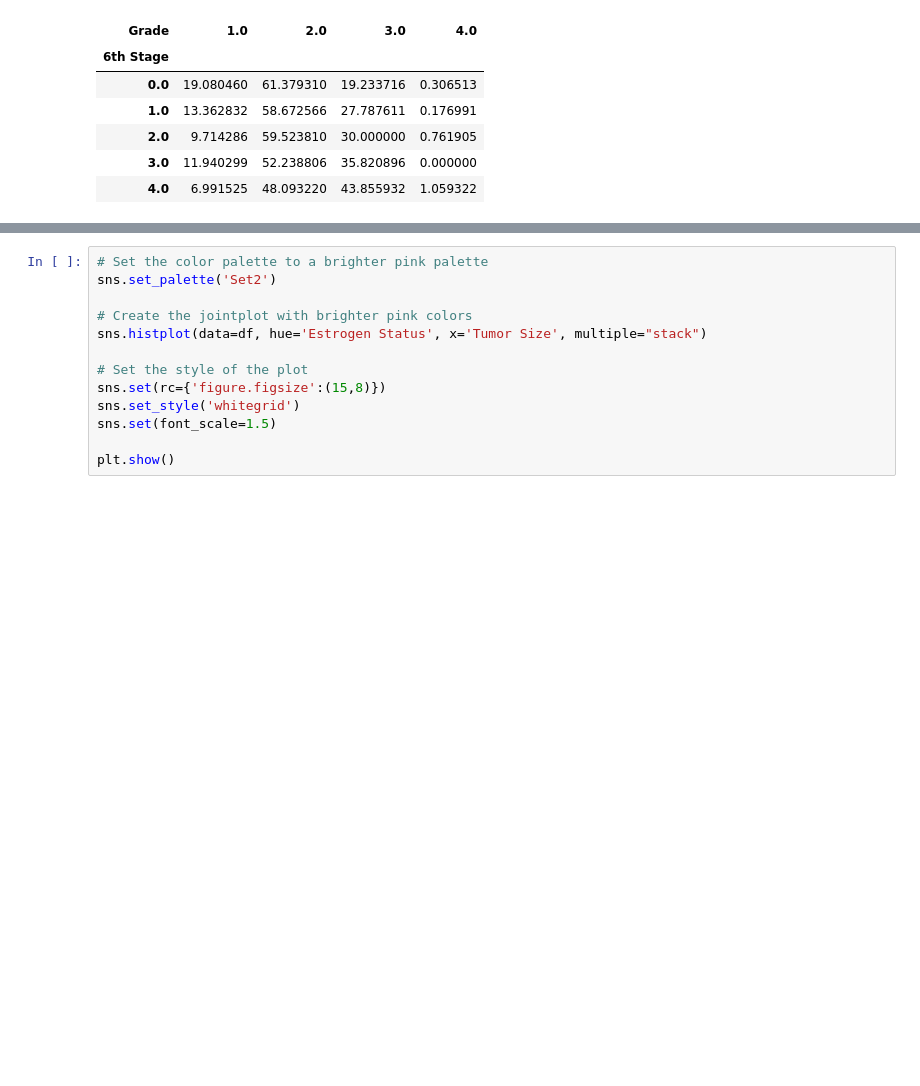
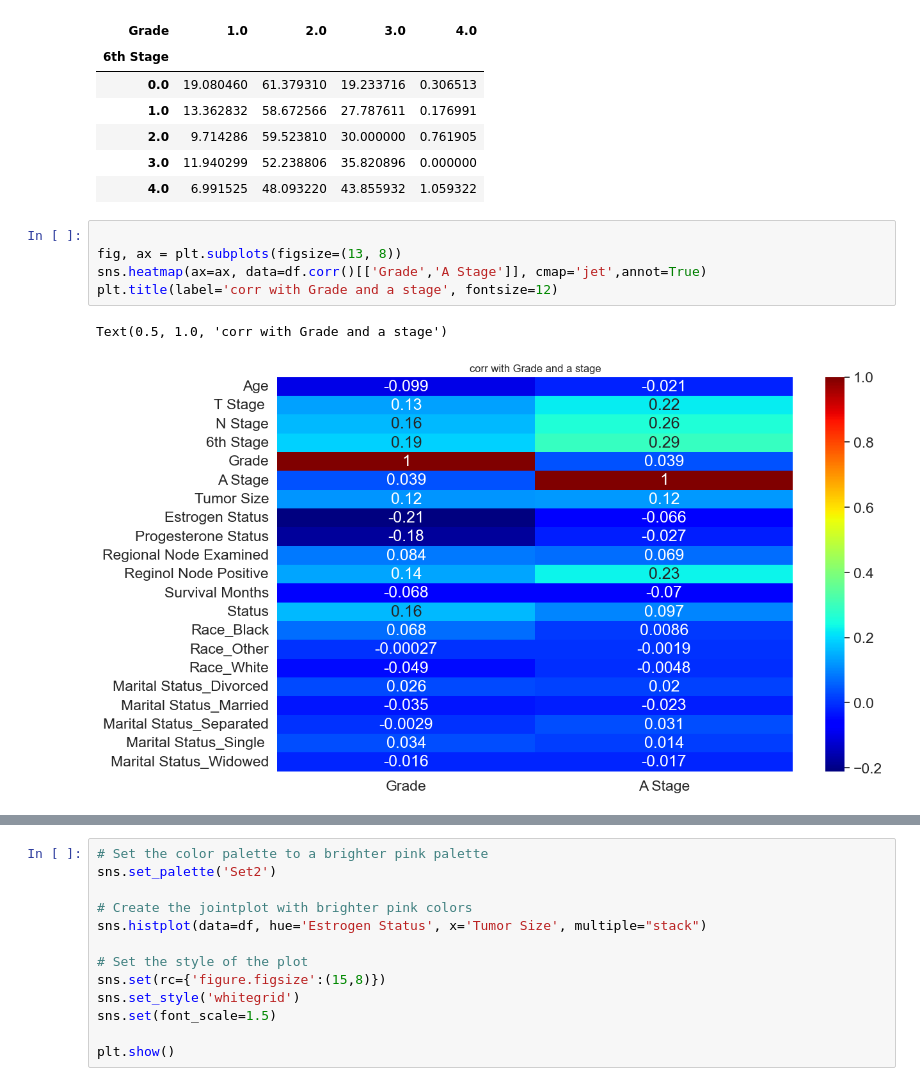
Before and after one commit to roy2392/breast_cancer_classification, a Jupyter notebook: Breast_Cancer_Classification_Project_.ipynb, the cells around one changed output, grey strips where cells are left out. Cells and saved outputs as stored; diff of their text form; blank space fills up the shorter version.

```diff
--- a/Breast_Cancer_Classification_Project_.ipynb
+++ b/Breast_Cancer_Classification_Project_.ipynb
@@ -265,6 +267,14 @@ df.groupby(['Grade','6th Stage'])['Age'].count().unstack().fillna(0).transform(l
 | 2.0 | 9.714286 | 59.523810 | 30.000000 | 0.761905 |
 | 3.0 | 11.940299 | 52.238806 | 35.820896 | 0.000000 |
 | 4.0 | 6.991525 | 48.093220 | 43.855932 | 1.059322 |
+# %%
+
+fig, ax = plt.subplots(figsize=(13, 8))
+sns.heatmap(ax=ax, data=df.corr()[['Grade','A Stage']], cmap='jet',annot=True)
+plt.title(label='corr with Grade and a stage', fontsize=12)
+# %% [output]
+Text(0.5, 1.0, 'corr with Grade and a stage')
+[figure, added]
 # %%
 
 fig, ax = plt.subplots(figsize=(13, 8))
```
Also changed, not shown: parts of 17 cells of this notebook.
